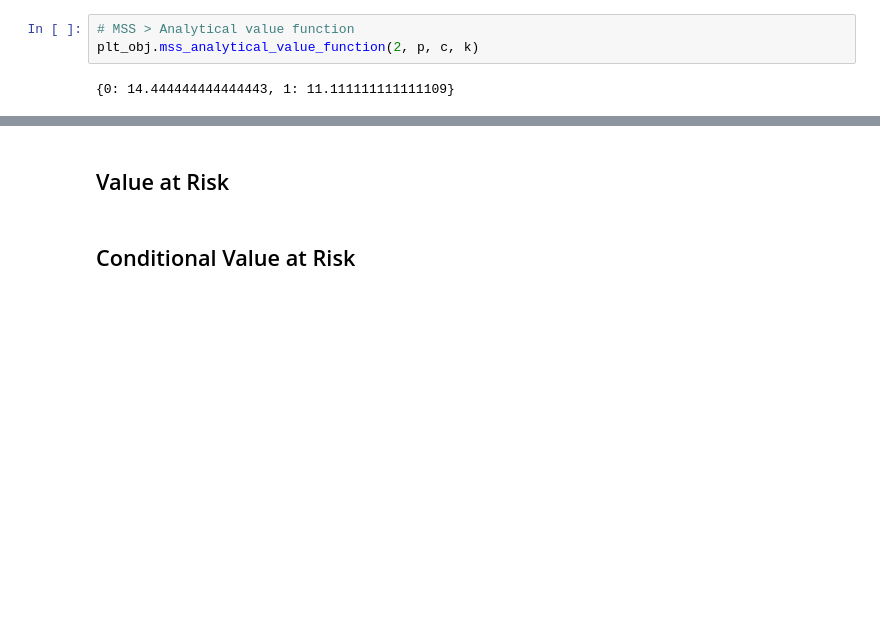
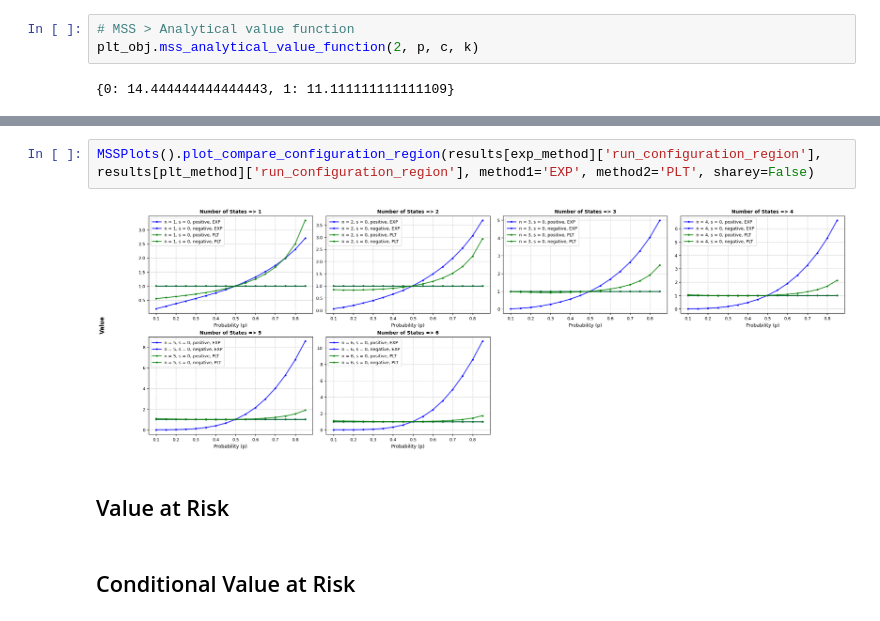
Before and after one commit to igormiyamura/ppgsi_comparable_mdp_risk, a Jupyter notebook: notebooks/4. MSS - 2024 Proposition Validation.ipynb, the cells around one changed output, grey strips where cells are left out. Cells and saved outputs as stored; diff of their text form; blank space fills up the shorter version.

```diff
--- a/notebooks/4. MSS - 2024 Proposition Validation.ipynb
+++ b/notebooks/4. MSS - 2024 Proposition Validation.ipynb
@@ -360,3 +389,7 @@ MSSPlots().compare_data_and_analytical(
+# %%
+MSSPlots().plot_compare_configuration_region(results[exp_method]['run_configuration_region'], results[plt_method]['run_configuration_region'], method1='EXP', method2='PLT', sharey=False)
+# %% [output]
+[figure, added]
 # %% [markdown]
 ## Value at Risk
 # %% [markdown]
```
Also changed, not shown: parts of 15 cells of this notebook, 2 other files.
